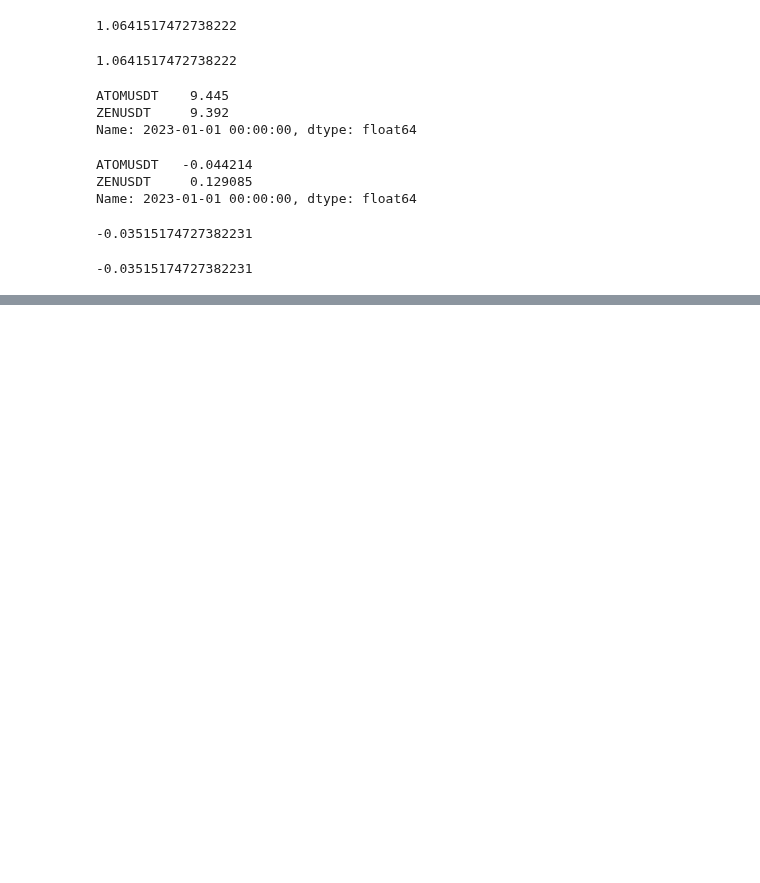
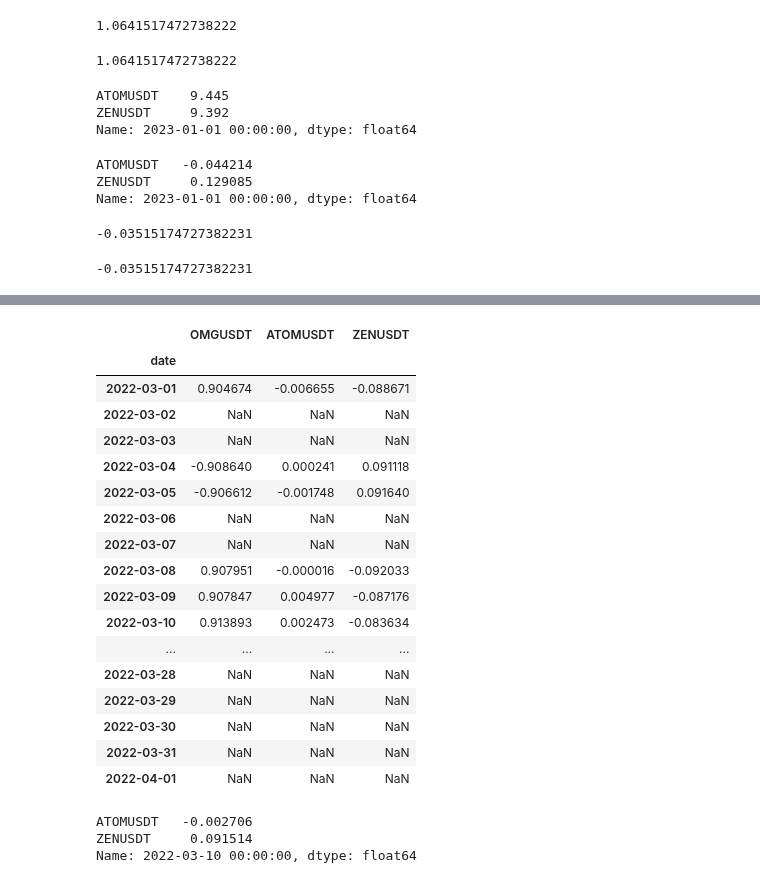
Before and after one commit to wbchristerson/jn-learning, a Jupyter notebook: strategy_8_correlation_to_basket_of_coins.ipynb, the cells around one changed output, grey strips where cells are left out. Cells and saved outputs as stored; diff of their text form; code cells hidden in the pictures; blank space fills up the shorter version.

Commit message:
implement helper functions to calculate z-score of residuals, determine holdings based on beta for a given triple of correlated coins

```diff
--- a/strategy_8_correlation_to_basket_of_coins.ipynb
+++ b/strategy_8_correlation_to_basket_of_coins.ipynb
@@ -417,3 +417,12 @@ residuals.loc["2023-01-01"]
 residuals.loc["2023-01-01"]
 # %% [output]
 -0.03515174727382231
+# %%
+def get_triple_residuals(dependent_coin, independent_coin_1, independent_coin_2, OLS_results, px_close):
+    beta_coeffs = results.params[[independent_coin_1, independent_coin_2]][:]
+    alpha_coeff = results.params["const"]
+    estimations = (px_close[[independent_coin_1, independent_coin_2]] * beta_coeffs).sum(axis=1) + alpha_coeff
+    return px_close[dependent_coin] - estimations
+
+residuals = get_triple_residuals("OMGUSDT", "ATOMUSDT", "ZENUSDT", results, px_close)
+residuals
@@ -419,0 +443,11 @@ residuals.loc["2023-01-01"]
+# %%
+# look_back_window_size, look_back_min_periods
+
+def get_triple_z_scores(residuals, interval, look_back):
+    rolling_res_means = residuals.rolling(window=look_back_window_size, min_periods=look_back_min_periods).mean()
+    rolling_res_stds = residuals.rolling(window=look_back_window_size, min_periods=look_back_min_periods).std()
+
+    return (residuals - rolling_res_means) / rolling_res_stds
+
+z_scores = get_triple_z_scores(residuals, look_back_window_size, look_back_min_periods)
+z_scores
@@ -419,0 +468,47 @@ residuals.loc["2023-01-01"]
+# %%
+import numpy as np
+
+threshold = 1.0
+strategy_holdings = pd.DataFrame(0.0, index=z_scores.index, columns=px_close.columns)
+
+def set_triple_strategy_holdings(dependent_coin, independent_coin_1, independent_coin_2, strategy_holdings,
+                                 z_scores, threshold, beta_coeffs):
+    strategy_holdings.loc[z_scores > threshold, dependent_coin] = -1.0
+    strategy_holdings.loc[z_scores > threshold, independent_coin_1] = beta_coeffs.loc[z_scores > threshold, independent_coin_1]
+    strategy_holdings.loc[z_scores > threshold, independent_coin_2] = beta_coeffs.loc[z_scores > threshold, independent_coin_2]
+
+    strategy_holdings.loc[z_scores < -threshold, dependent_coin] = 1.0
+    strategy_holdings.loc[z_scores < -threshold, independent_coin_1] = -beta_coeffs.loc[z_scores < -threshold, independent_coin_1]
+    strategy_holdings.loc[z_scores < -threshold, independent_coin_2] = -beta_coeffs.loc[z_scores < -threshold, independent_coin_2]
+
+
+set_triple_strategy_holdings("OMGUSDT", "ATOMUSDT", "ZENUSDT", strategy_holdings, z_scores, threshold,
+                             beta_coeffs)
+strategy_holdings = strategy_holdings.divide(strategy_holdings.abs().sum(axis=1), axis=0)
+# strategy_holdings.abs().loc["2022-03-01":"2022-04-01"][["OMGUSDT", "ATOMUSDT", "ZENUSDT"]].sum(axis=1)
+strategy_holdings.loc["2022-03-01":"2022-04-01"][["OMGUSDT", "ATOMUSDT", "ZENUSDT"]]
+# %% [output]
+|  | OMGUSDT | ATOMUSDT | ZENUSDT |
+| date |  |  |  |
+| 2022-03-01 | 0.904674 | -0.006655 | -0.088671 |
+| 2022-03-02 | NaN | NaN | NaN |
+| 2022-03-03 | NaN | NaN | NaN |
+| 2022-03-04 | -0.908640 | 0.000241 | 0.091118 |
+| 2022-03-05 | -0.906612 | -0.001748 | 0.091640 |
+| 2022-03-06 | NaN | NaN | NaN |
+| 2022-03-07 | NaN | NaN | NaN |
+| 2022-03-08 | 0.907951 | -0.000016 | -0.092033 |
+| 2022-03-09 | 0.907847 | 0.004977 | -0.087176 |
+| 2022-03-10 | 0.913893 | 0.002473 | -0.083634 |
+| ... | ... | ... | ... |
+| 2022-03-28 | NaN | NaN | NaN |
+| 2022-03-29 | NaN | NaN | NaN |
+| 2022-03-30 | NaN | NaN | NaN |
+| 2022-03-31 | NaN | NaN | NaN |
+| 2022-04-01 | NaN | NaN | NaN |
+# %%
+beta_coeffs.loc["2022-03-10"]
+# %% [output]
+ATOMUSDT   -0.002706
+ZENUSDT     0.091514
+Name: 2022-03-10 00:00:00, dtype: float64
```
Also changed, not shown: parts of 7 cells of this notebook.
